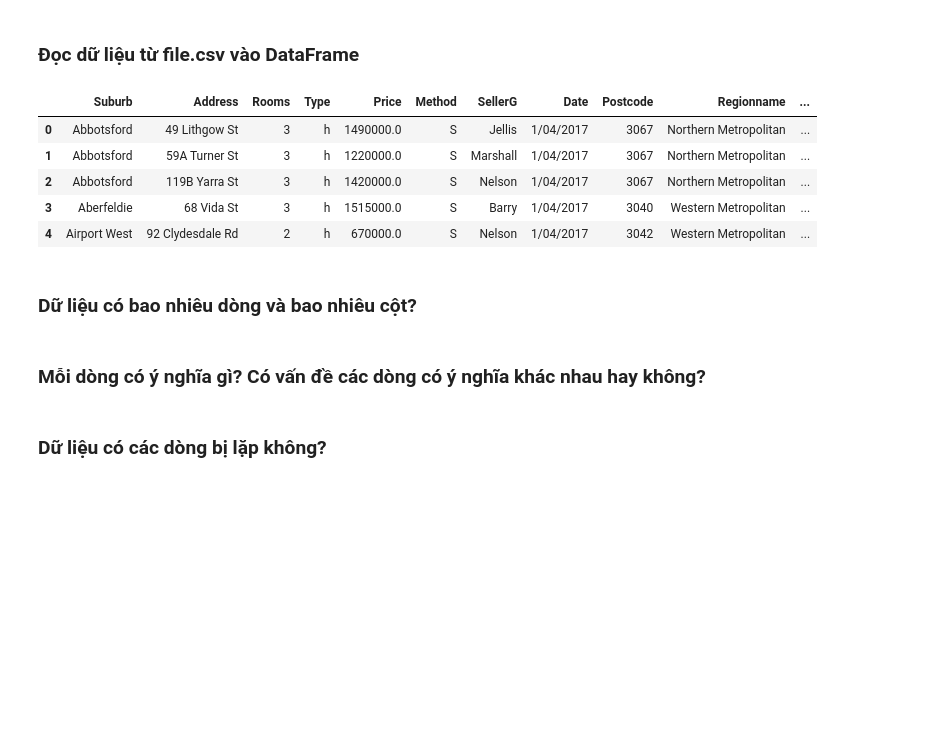
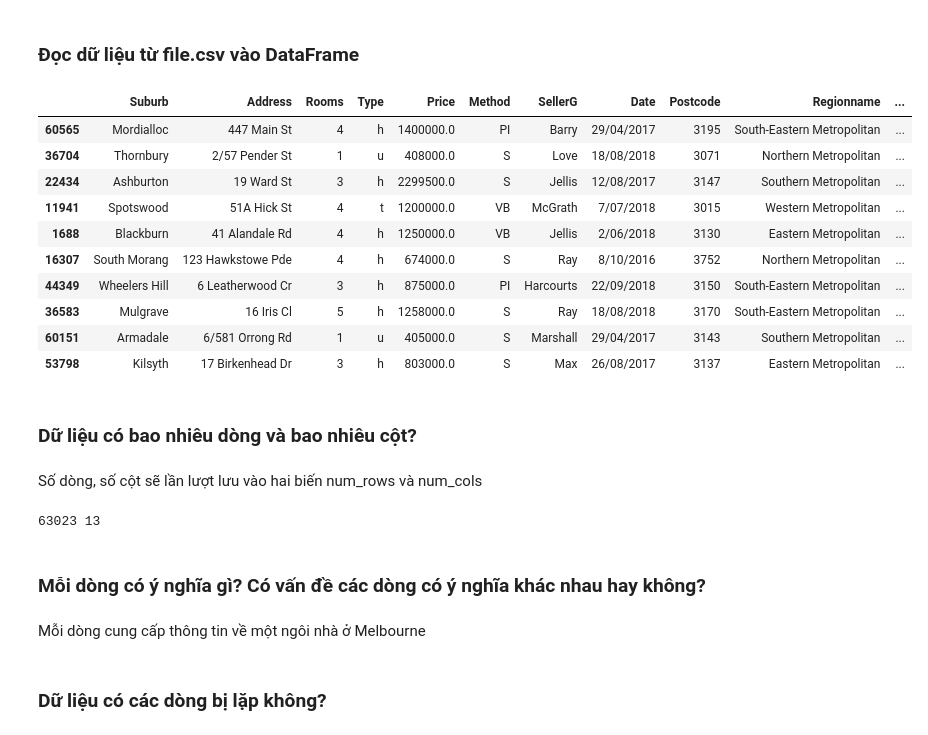
Before and after one commit to phanvoquyen/L-p-tr-nh-cho-Khoa-h-c-D-li-u, a Jupyter notebook: Code/18120509_18120529.ipynb, the cells around one changed output. Cells and saved outputs as stored; diff of their text form; code cells hidden in the pictures; blank space fills up the shorter version.

```diff
--- a/Code/18120509_18120529.ipynb
+++ b/Code/18120509_18120529.ipynb
@@ -24,17 +24,31 @@ import numpy as np
 ### Đọc dữ liệu từ file.csv vào DataFrame
 # %%
 mhm_df = pd.read_csv('MELBOURNE_HOUSE_PRICES_LESS.csv')
-mhm_df.head()
+mhm_df.sample(10)
 # %% [output]
 |  | Suburb | Address | Rooms | Type | Price | Method | SellerG | Date | Postcode | Regionname | ... |
-| 0 | Abbotsford | 49 Lithgow St | 3 | h | 1490000.0 | S | Jellis | 1/04/2017 | 3067 | Northern Metropolitan | ... |
-| 1 | Abbotsford | 59A Turner St | 3 | h | 1220000.0 | S | Marshall | 1/04/2017 | 3067 | Northern Metropolitan | ... |
-| 2 | Abbotsford | 119B Yarra St | 3 | h | 1420000.0 | S | Nelson | 1/04/2017 | 3067 | Northern Metropolitan | ... |
-| 3 | Aberfeldie | 68 Vida St | 3 | h | 1515000.0 | S | Barry | 1/04/2017 | 3040 | Western Metropolitan | ... |
-| 4 | Airport West | 92 Clydesdale Rd | 2 | h | 670000.0 | S | Nelson | 1/04/2017 | 3042 | Western Metropolitan | ... |
+| 60565 | Mordialloc | 447 Main St | 4 | h | 1400000.0 | PI | Barry | 29/04/2017 | 3195 | South-Eastern Metropolitan | ... |
+| 36704 | Thornbury | 2/57 Pender St | 1 | u | 408000.0 | S | Love | 18/08/2018 | 3071 | Northern Metropolitan | ... |
+| 22434 | Ashburton | 19 Ward St | 3 | h | 2299500.0 | S | Jellis | 12/08/2017 | 3147 | Southern Metropolitan | ... |
+| 11941 | Spotswood | 51A Hick St | 4 | t | 1200000.0 | VB | McGrath | 7/07/2018 | 3015 | Western Metropolitan | ... |
+| 1688 | Blackburn | 41 Alandale Rd | 4 | h | 1250000.0 | VB | Jellis | 2/06/2018 | 3130 | Eastern Metropolitan | ... |
+| 16307 | South Morang | 123 Hawkstowe Pde | 4 | h | 674000.0 | S | Ray | 8/10/2016 | 3752 | Northern Metropolitan | ... |
+| 44349 | Wheelers Hill | 6 Leatherwood Cr | 3 | h | 875000.0 | PI | Harcourts | 22/09/2018 | 3150 | South-Eastern Metropolitan | ... |
+| 36583 | Mulgrave | 16 Iris Cl | 5 | h | 1258000.0 | S | Ray | 18/08/2018 | 3170 | South-Eastern Metropolitan | ... |
+| 60151 | Armadale | 6/581 Orrong Rd | 1 | u | 405000.0 | S | Marshall | 29/04/2017 | 3143 | Southern Metropolitan | ... |
+| 53798 | Kilsyth | 17 Birkenhead Dr | 3 | h | 803000.0 | S | Max | 26/08/2017 | 3137 | Eastern Metropolitan | ... |
 # %% [markdown]
 ### Dữ liệu có bao nhiêu dòng và bao nhiêu cột?
+# %% [markdown]
+Số dòng, số cột sẽ lần lượt lưu vào hai biến num_rows và num_cols
+# %%
+num_rows, num_cols = mhm_df.shape
+print(num_rows, num_cols)
+# %% [output]
+63023 13
 # %% [markdown]
 ### Mỗi dòng có ý nghĩa gì? Có vấn đề các dòng có ý nghĩa khác nhau hay không?
+# %% [markdown]
+Mỗi dòng cung cấp thông tin về một ngôi nhà ở Melbourne
 # %% [markdown]
 ### Dữ liệu có các dòng bị lặp không?
```
Also changed, not shown: parts of 35 cells of this notebook.
